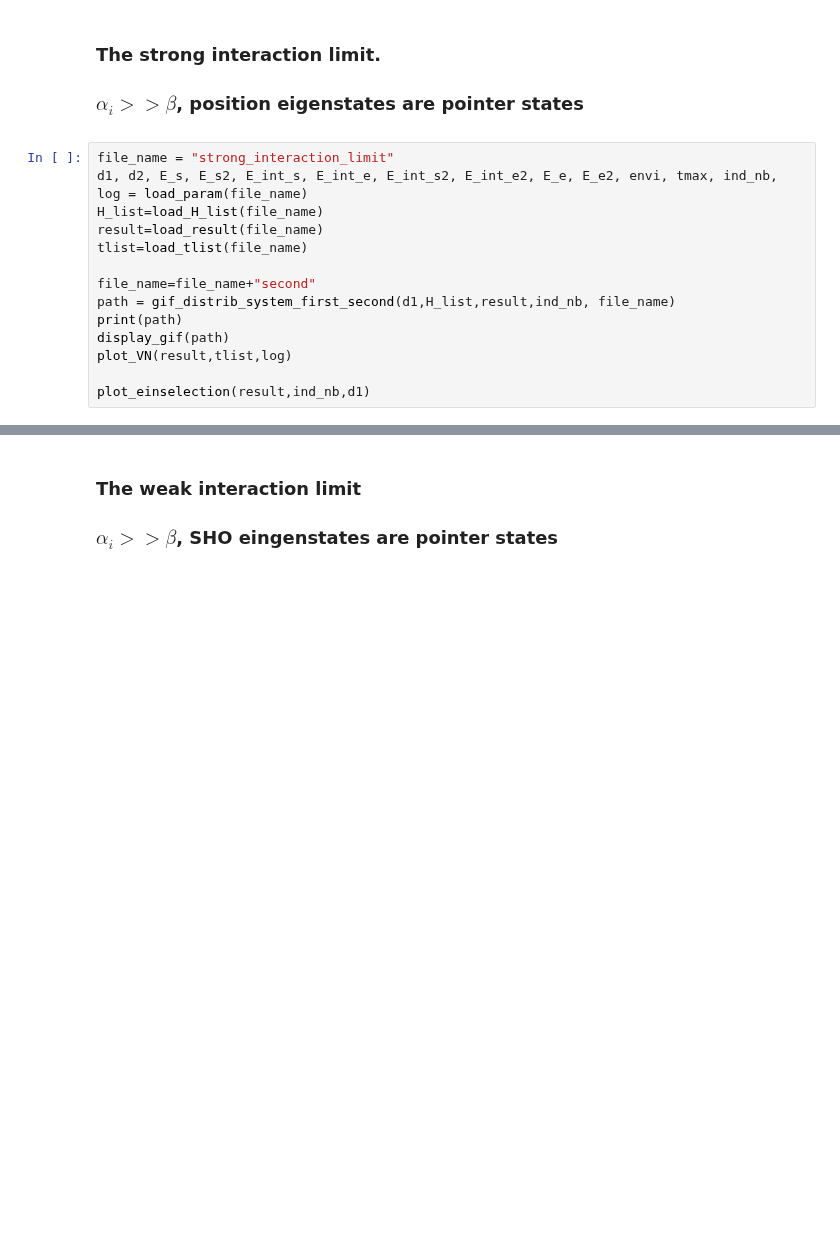
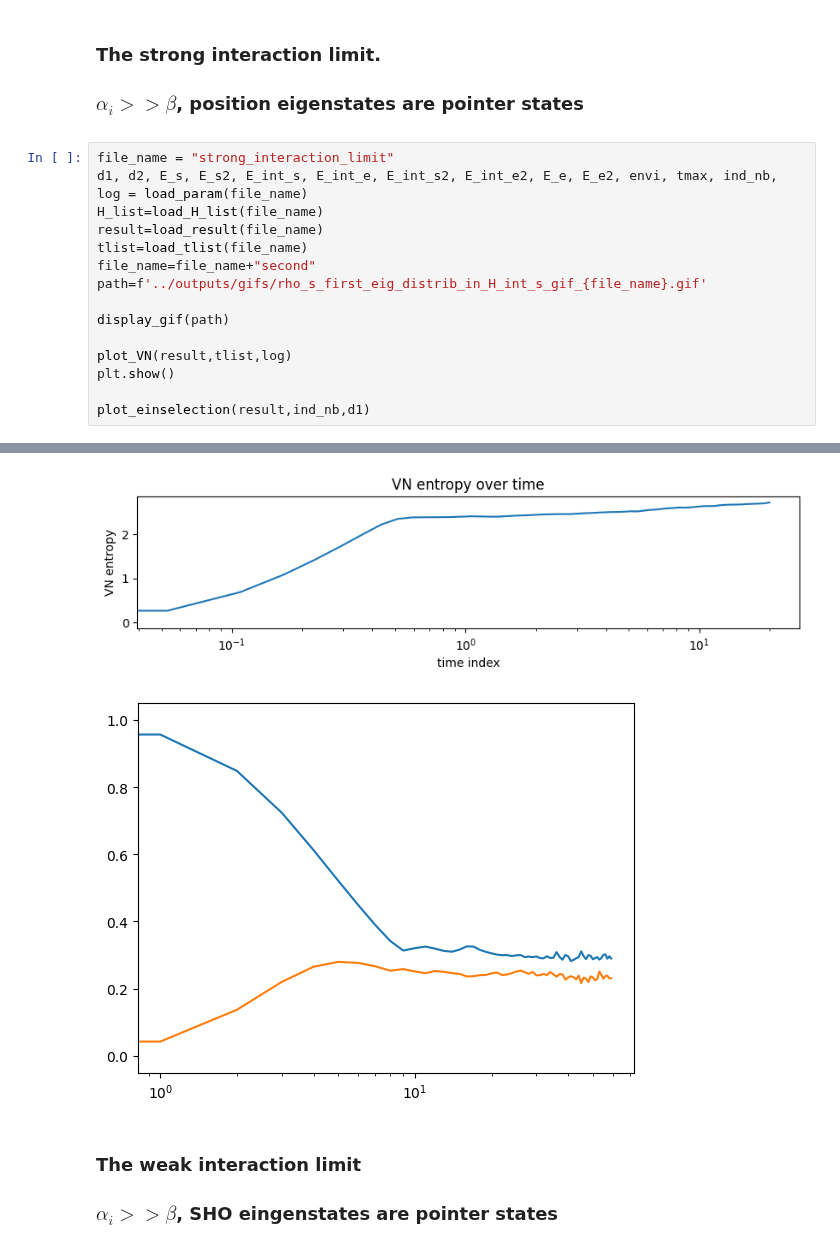
Before and after one commit to MarinAndreGirard/ACL, a Jupyter notebook: Working/The_ACL_model.ipynb, the cells around one changed output, grey strips where cells are left out. Saved outputs shown, nothing was run; the diff lists cells and outputs as text; blank space fills up the shorter version.

```diff
--- a/Working/The_ACL_model.ipynb
+++ b/Working/The_ACL_model.ipynb
@@ -110,11 +144,13 @@ d1, d2, E_s, E_s2, E_int_s, E_int_e, E_int_s2, E_int_e2, E_e, E_e2, envi, tmax,
 H_list=load_H_list(file_name)
 result=load_result(file_name)
 tlist=load_tlist(file_name)
+file_name=file_name+"second"
+path=f'../outputs/gifs/rho_s_first_eig_distrib_in_H_int_s_gif_{file_name}.gif'
 
-file_name=file_name+"second"
-path = gif_distrib_system_first_second(d1,H_list,result,ind_nb, file_name)
-print(path)
 display_gif(path)
+
 plot_VN(result,tlist,log)
+plt.show()
 
 plot_einselection(result,ind_nb,d1)
+# %% [output]
@@ -121,3 +158,5 @@ plot_einselection(result,ind_nb,d1)
+[figure, added]
+[figure, added]
 # %% [markdown]
 <h3>The weak interaction limit<h3>
 
```
Also changed, not shown: parts of 22 cells of this notebook, 2 other files.
